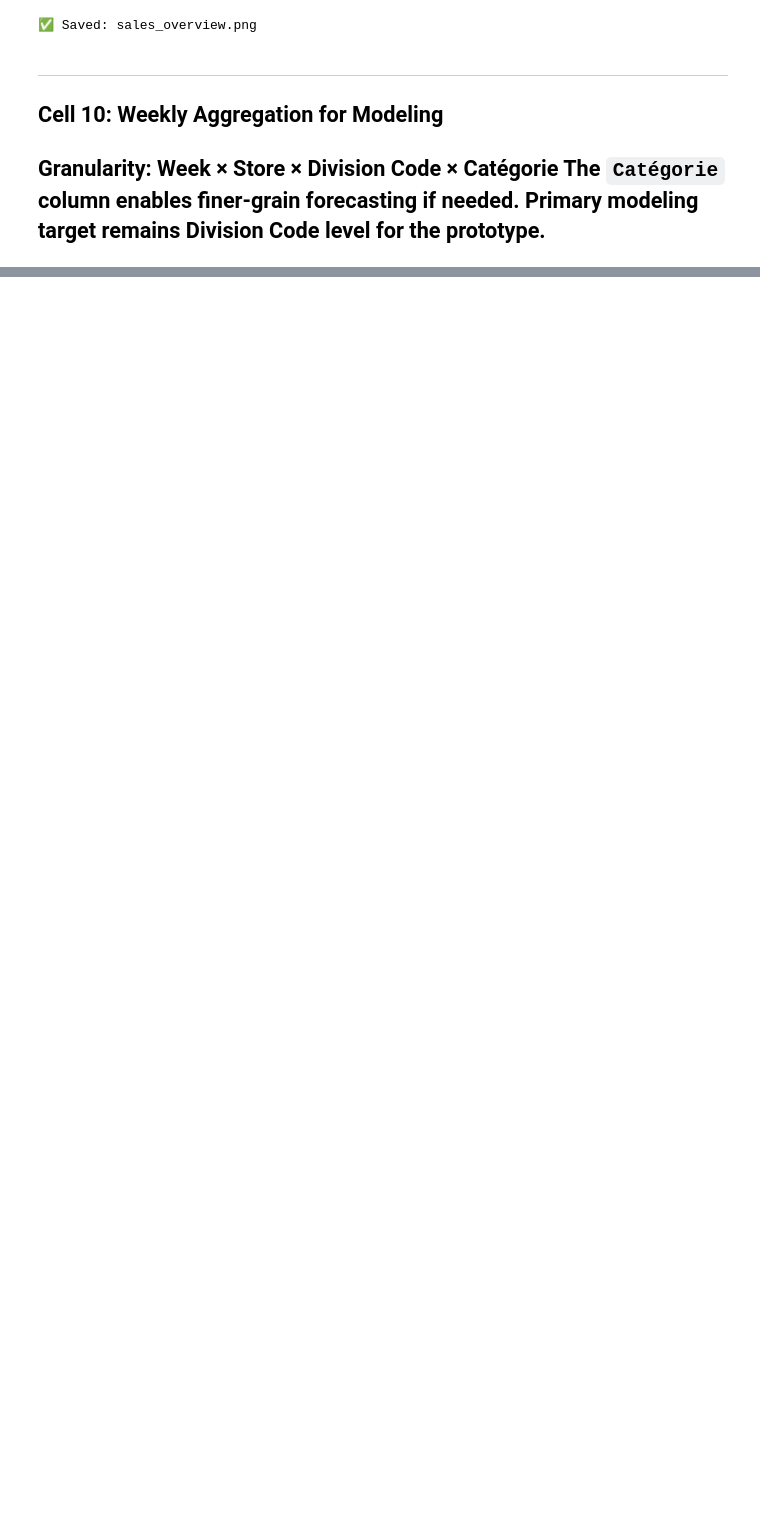
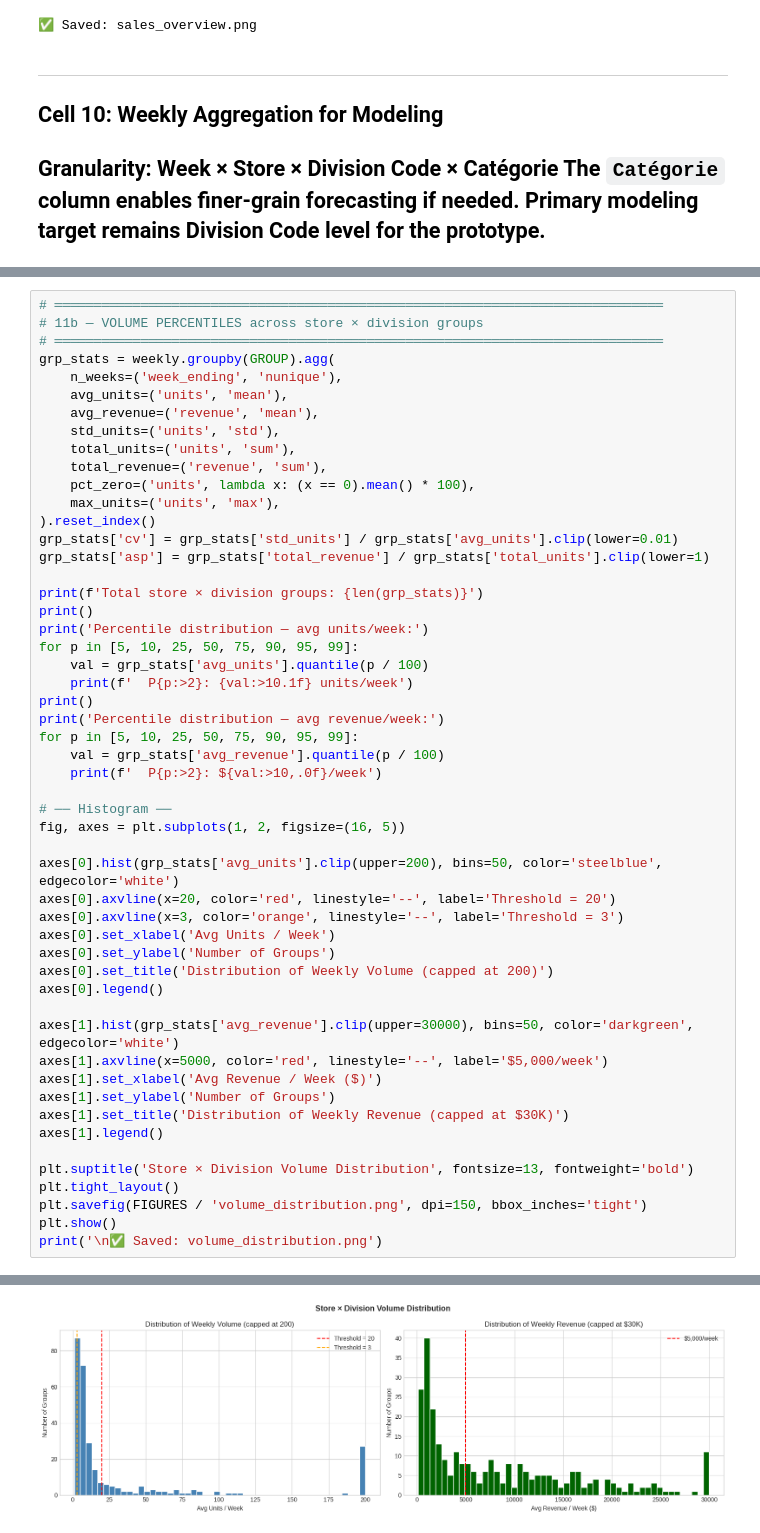
Before and after one commit to 1767902694-svg/busa693-clubpiscine, a Jupyter notebook: use_case_4_forecasting/notebooks/01_eda.ipynb, the cells around one changed output, grey strips where cells are left out. Saved outputs shown, nothing was run; the diff lists cells and outputs as text; blank space fills up the shorter version.

```diff
--- a/use_case_4_forecasting/notebooks/01_eda.ipynb
+++ b/use_case_4_forecasting/notebooks/01_eda.ipynb
@@ -530,0 +693,53 @@ Integrate regional weather data and generate features for the forecasting model.
+# %%
+# ══════════════════════════════════════════════════════════════════════════════
+# 11b — VOLUME PERCENTILES across store × division groups
+# ══════════════════════════════════════════════════════════════════════════════
+grp_stats = weekly.groupby(GROUP).agg(
+    n_weeks=('week_ending', 'nunique'),
+    avg_units=('units', 'mean'),
+    avg_revenue=('revenue', 'mean'),
+    std_units=('units', 'std'),
+    total_units=('units', 'sum'),
+    total_revenue=('revenue', 'sum'),
+    pct_zero=('units', lambda x: (x == 0).mean() * 100),
+    max_units=('units', 'max'),
+).reset_index()
+grp_stats['cv'] = grp_stats['std_units'] / grp_stats['avg_units'].clip(lower=0.01)
+grp_stats['asp'] = grp_stats['total_revenue'] / grp_stats['total_units'].clip(lower=1)
+
+print(f'Total store × division groups: {len(grp_stats)}')
+print()
+print('Percentile distribution — avg units/week:')
+for p in [5, 10, 25, 50, 75, 90, 95, 99]:
+    val = grp_stats['avg_units'].quantile(p / 100)
+    print(f'  P{p:>2}: {val:>10.1f} units/week')
+print()
+print('Percentile distribution — avg revenue/week:')
+for p in [5, 10, 25, 50, 75, 90, 95, 99]:
+    val = grp_stats['avg_revenue'].quantile(p / 100)
+    print(f'  P{p:>2}: ${val:>10,.0f}/week')
+
+# ── Histogram ──
+fig, axes = plt.subplots(1, 2, figsize=(16, 5))
+
+axes[0].hist(grp_stats['avg_units'].clip(upper=200), bins=50, color='steelblue', edgecolor='white')
+axes[0].axvline(x=20, color='red', linestyle='--', label='Threshold = 20')
+axes[0].axvline(x=3, color='orange', linestyle='--', label='Threshold = 3')
+axes[0].set_xlabel('Avg Units / Week')
+axes[0].set_ylabel('Number of Groups')
+axes[0].set_title('Distribution of Weekly Volume (capped at 200)')
+axes[0].legend()
+
+axes[1].hist(grp_stats['avg_revenue'].clip(upper=30000), bins=50, color='darkgreen', edgecolor='white')
+axes[1].axvline(x=5000, color='red', linestyle='--', label='$5,000/week')
+axes[1].set_xlabel('Avg Revenue / Week ($)')
+axes[1].set_ylabel('Number of Groups')
+axes[1].set_title('Distribution of Weekly Revenue (capped at $30K)')
+axes[1].legend()
+
+plt.suptitle('Store × Division Volume Distribution', fontsize=13, fontweight='bold')
+plt.tight_layout()
+plt.savefig(FIGURES / 'volume_distribution.png', dpi=150, bbox_inches='tight')
+plt.show()
+print('\n✅ Saved: volume_distribution.png')
+# %% [output]
@@ -530,0 +763 @@ Integrate regional weather data and generate features for the forecasting model.
+[figure, added]
```
Also changed, not shown: parts of 22 cells of this notebook, 31 other files.
